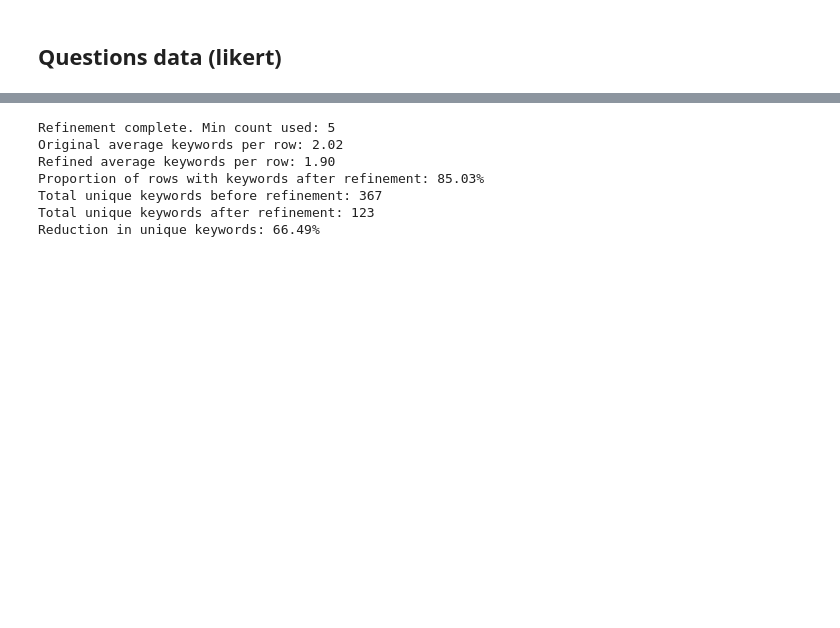
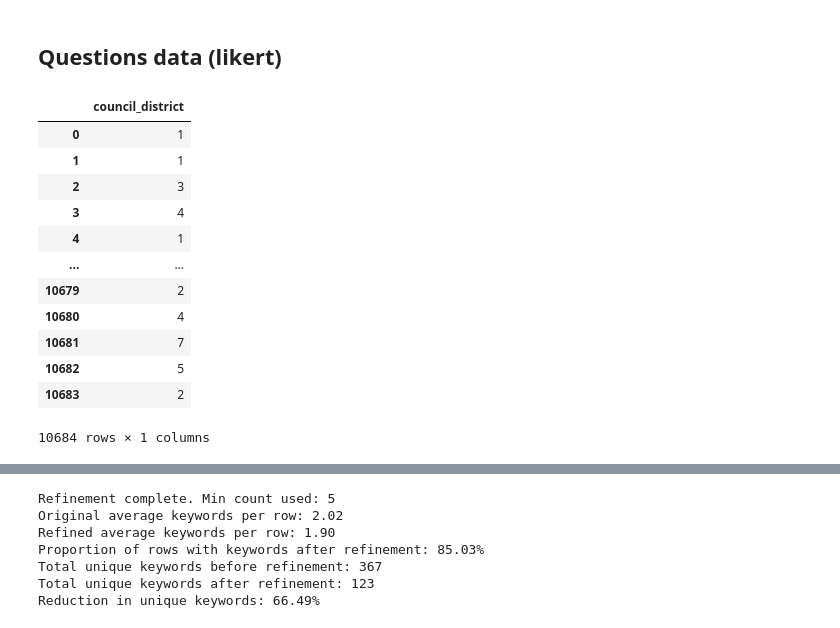
Before and after one commit to Andy7475/pandas-survey-toolkit, a Jupyter notebook: notebooks/tutorial.ipynb, the cells around one changed output, grey strips where cells are left out. Drawn from its saved outputs; the diff is of its cells as text; code cells hidden in the pictures; blank space fills up the shorter version.

```diff
--- a/notebooks/tutorial.ipynb
+++ b/notebooks/tutorial.ipynb
@@ -66,0 +66,16 @@ likert_encoded = ["likert_encoded_" + col for col in column_rename.values()]
+# %%
+dfl.filter(like="council")
+# %% [output]
+|  | council_district |
+| 0 | 1 |
+| 1 | 1 |
+| 2 | 3 |
+| 3 | 4 |
+| 4 | 1 |
+| ... | ... |
+| 10679 | 2 |
+| 10680 | 4 |
+| 10681 | 7 |
+| 10682 | 5 |
+| 10683 | 2 |
+10684 rows × 1 columns
```
Also changed, not shown: parts of 14 cells of this notebook, 1 other file.
